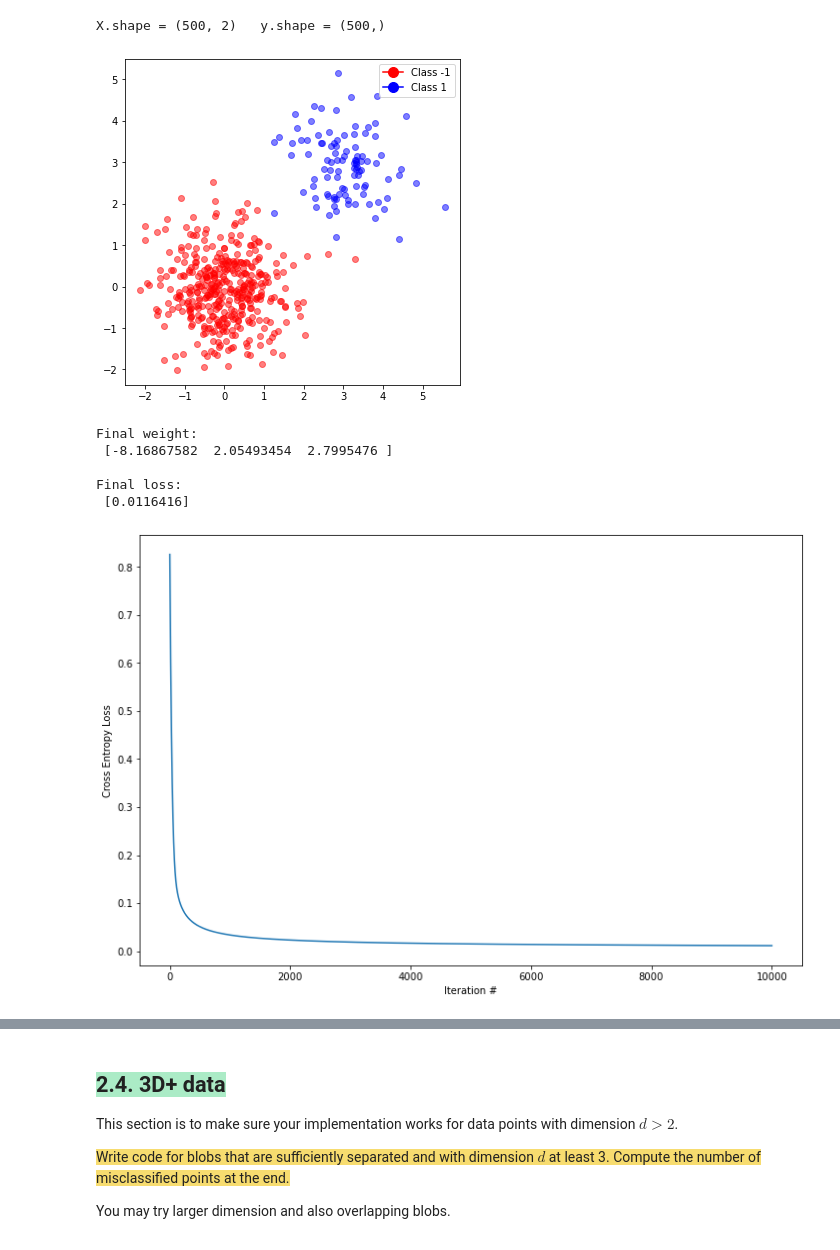
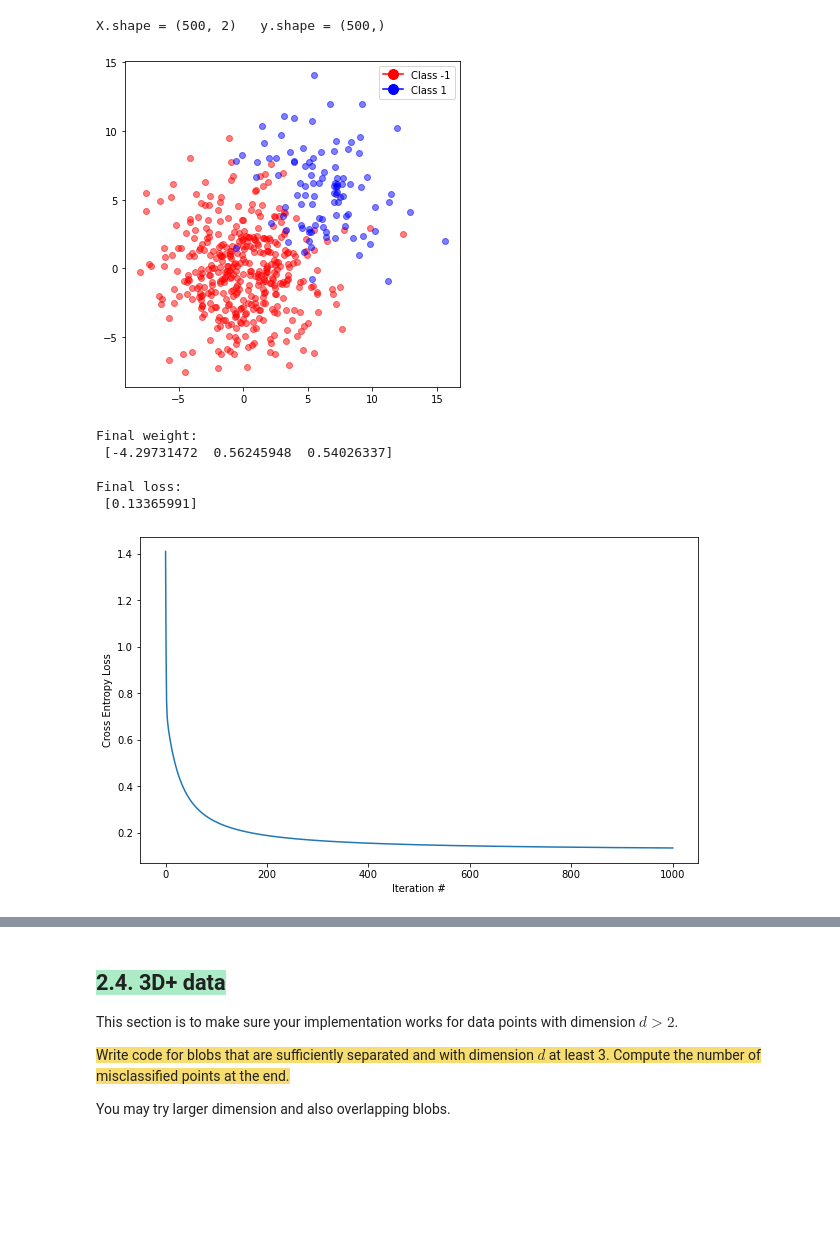
Before and after one commit to gdquintero/mac5832, a Jupyter notebook: ep2/ep02_logreg.ipynb, the cells around one changed output, grey strips where cells are left out. Saved outputs shown, nothing was run; the diff lists cells and outputs as text; code cells hidden in the pictures; blank space fills up the shorter version.

```diff
--- a/ep2/ep02_logreg.ipynb
+++ b/ep2/ep02_logreg.ipynb
@@ -544,7 +560,7 @@ Repeat the last case (Section 2.2), but now considering a unbalanced class distr
 You may try 80% x 20%, for instance.
 # %%
 N = 500
-X, y = make_blobs(n_samples=[int(N*0.8),int(N*0.2)], centers=np.array([[0,0],[3,3]]), cluster_std=0.8, n_features=2, random_state=2)
+X, y = make_blobs(n_samples=[int(N*0.8),int(N*0.2)], centers=np.array([[0,0],[6,6]]), cluster_std=3, n_features=2, random_state=2)
 
 # change labels 0 to -1
 y[y==0] = -1
@@ -578,22 +594,22 @@ legend_elements = [ Line2D([0], [0], marker='o', color='r',\
 plt.legend(handles=legend_elements, loc='best')
 plt.show()
 # %% [output]
-[figure, old version]
+[figure, new version]
 # %%
-w_logistic, loss = train_logistic(X, y, learning_rate = 1e-1, w0 = None, num_iterations = 10000, return_history = True)
+w_logistic, loss = train_logistic(X, y, learning_rate = 1e-1, w0 = None, num_iterations = 1000, return_history = True)
 
 # ==> Your code insert ends here
 
 print()
 print("Final weight:\n", w_logistic)
 print()
 print("Final loss:\n", loss[-1])
 
 plot_cross_entropy(loss)
 # %% [output]
 Final weight:
- [-8.16867582  2.05493454  2.7995476 ]
+ [-4.29731472  0.56245948  0.54026337]
 
 Final loss:
- [0.0116416]
+ [0.13365991]
-[figure, old version]
+[figure, new version]
```
Also changed, not shown: parts of 22 cells of this notebook.
